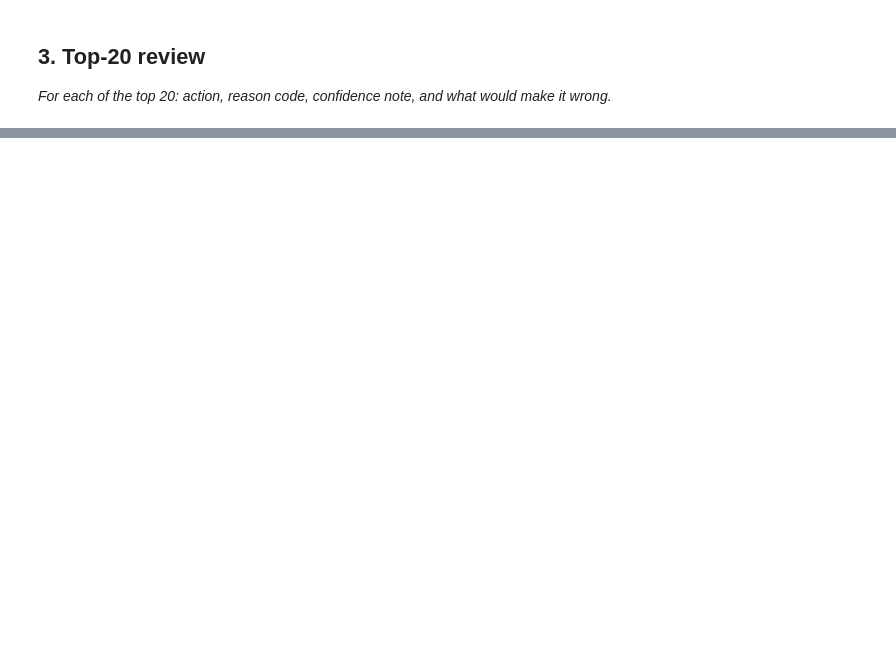
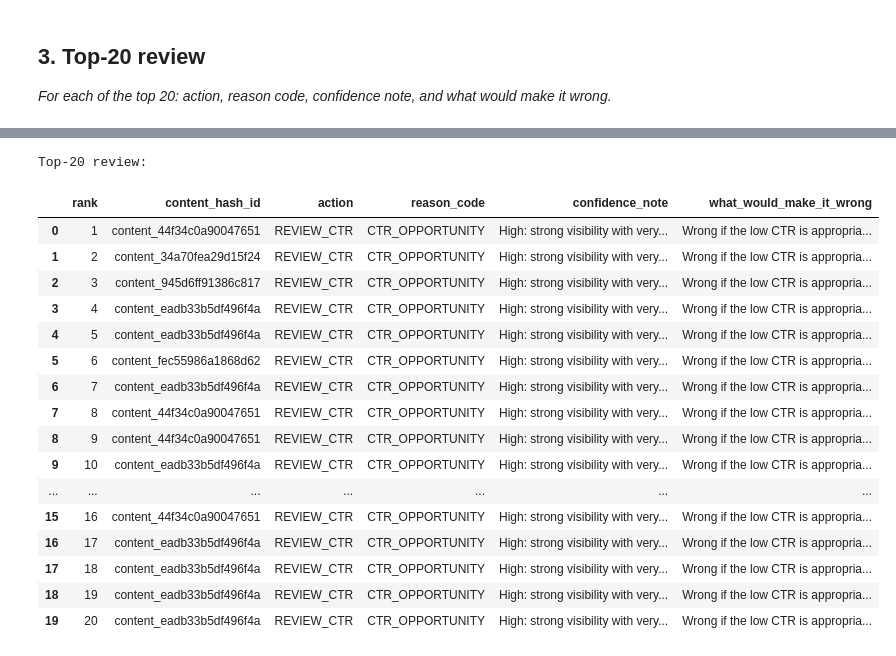
Before and after one commit to Pratyush457/week-1-, a Jupyter notebook: work/notebooks/w04_baseline_score.ipynb, the cells around one changed output, grey strips where cells are left out. Saved outputs shown, nothing was run; the diff lists cells and outputs as text; code cells hidden in the pictures; blank space fills up the shorter version.

```diff
--- a/work/notebooks/w04_baseline_score.ipynb
+++ b/work/notebooks/w04_baseline_score.ipynb
@@ -36,0 +240,54 @@ This skeleton is yours to fill. Work the sections **in order** — each one has
+# %%
+# Section 3: Top-20 review
+
+top20 = queue.head(20).copy()
+
+def confidence_note(row):
+    if row["gsc_impressions"] >= 1000 and row["ctr_pct"] < 1:
+        return "High: strong visibility with very low CTR."
+    elif row["gsc_impressions"] >= 500 and row["ctr_pct"] < 3:
+        return "Medium: meaningful visibility with below-3% CTR."
+    else:
+        return "Lower: signal is weaker and needs manual review."
+
+def wrong_if(row):
+    return (
+        "Wrong if the low CTR is appropriate for the page's search intent, "
+        "or if the page is already optimized and no CTR improvement is realistic."
+    )
+
+top20["confidence_note"] = top20.apply(confidence_note, axis=1)
+top20["what_would_make_it_wrong"] = top20.apply(wrong_if, axis=1)
+
+review = top20[
+    [
+        "rank",
+        "content_hash_id",
+        "action",
+        "reason_code",
+        "confidence_note",
+        "what_would_make_it_wrong"
+    ]
+]
+
+print("Top-20 review:")
+display(review)
+# %% [output]
+Top-20 review:
+|  | rank | content_hash_id | action | reason_code | confidence_note | what_would_make_it_wrong |
+| 0 | 1 | content_44f34c0a90047651 | REVIEW_CTR | CTR_OPPORTUNITY | High: strong visibility with very... | Wrong if the low CTR is appropria... |
+| 1 | 2 | content_34a70fea29d15f24 | REVIEW_CTR | CTR_OPPORTUNITY | High: strong visibility with very... | Wrong if the low CTR is appropria... |
+| 2 | 3 | content_945d6ff91386c817 | REVIEW_CTR | CTR_OPPORTUNITY | High: strong visibility with very... | Wrong if the low CTR is appropria... |
+| 3 | 4 | content_eadb33b5df496f4a | REVIEW_CTR | CTR_OPPORTUNITY | High: strong visibility with very... | Wrong if the low CTR is appropria... |
+| 4 | 5 | content_eadb33b5df496f4a | REVIEW_CTR | CTR_OPPORTUNITY | High: strong visibility with very... | Wrong if the low CTR is appropria... |
+| 5 | 6 | content_fec55986a1868d62 | REVIEW_CTR | CTR_OPPORTUNITY | High: strong visibility with very... | Wrong if the low CTR is appropria... |
+| 6 | 7 | content_eadb33b5df496f4a | REVIEW_CTR | CTR_OPPORTUNITY | High: strong visibility with very... | Wrong if the low CTR is appropria... |
+| 7 | 8 | content_44f34c0a90047651 | REVIEW_CTR | CTR_OPPORTUNITY | High: strong visibility with very... | Wrong if the low CTR is appropria... |
+| 8 | 9 | content_44f34c0a90047651 | REVIEW_CTR | CTR_OPPORTUNITY | High: strong visibility with very... | Wrong if the low CTR is appropria... |
+| 9 | 10 | content_eadb33b5df496f4a | REVIEW_CTR | CTR_OPPORTUNITY | High: strong visibility with very... | Wrong if the low CTR is appropria... |
+| ... | ... | ... | ... | ... | ... | ... |
+| 15 | 16 | content_44f34c0a90047651 | REVIEW_CTR | CTR_OPPORTUNITY | High: strong visibility with very... | Wrong if the low CTR is appropria... |
+| 16 | 17 | content_eadb33b5df496f4a | REVIEW_CTR | CTR_OPPORTUNITY | High: strong visibility with very... | Wrong if the low CTR is appropria... |
+| 17 | 18 | content_eadb33b5df496f4a | REVIEW_CTR | CTR_OPPORTUNITY | High: strong visibility with very... | Wrong if the low CTR is appropria... |
+| 18 | 19 | content_eadb33b5df496f4a | REVIEW_CTR | CTR_OPPORTUNITY | High: strong visibility with very... | Wrong if the low CTR is appropria... |
+| 19 | 20 | content_eadb33b5df496f4a | REVIEW_CTR | CTR_OPPORTUNITY | High: strong visibility with very... | Wrong if the low CTR is appropria... |
```
Also changed, not shown: parts of 14 cells of this notebook.
